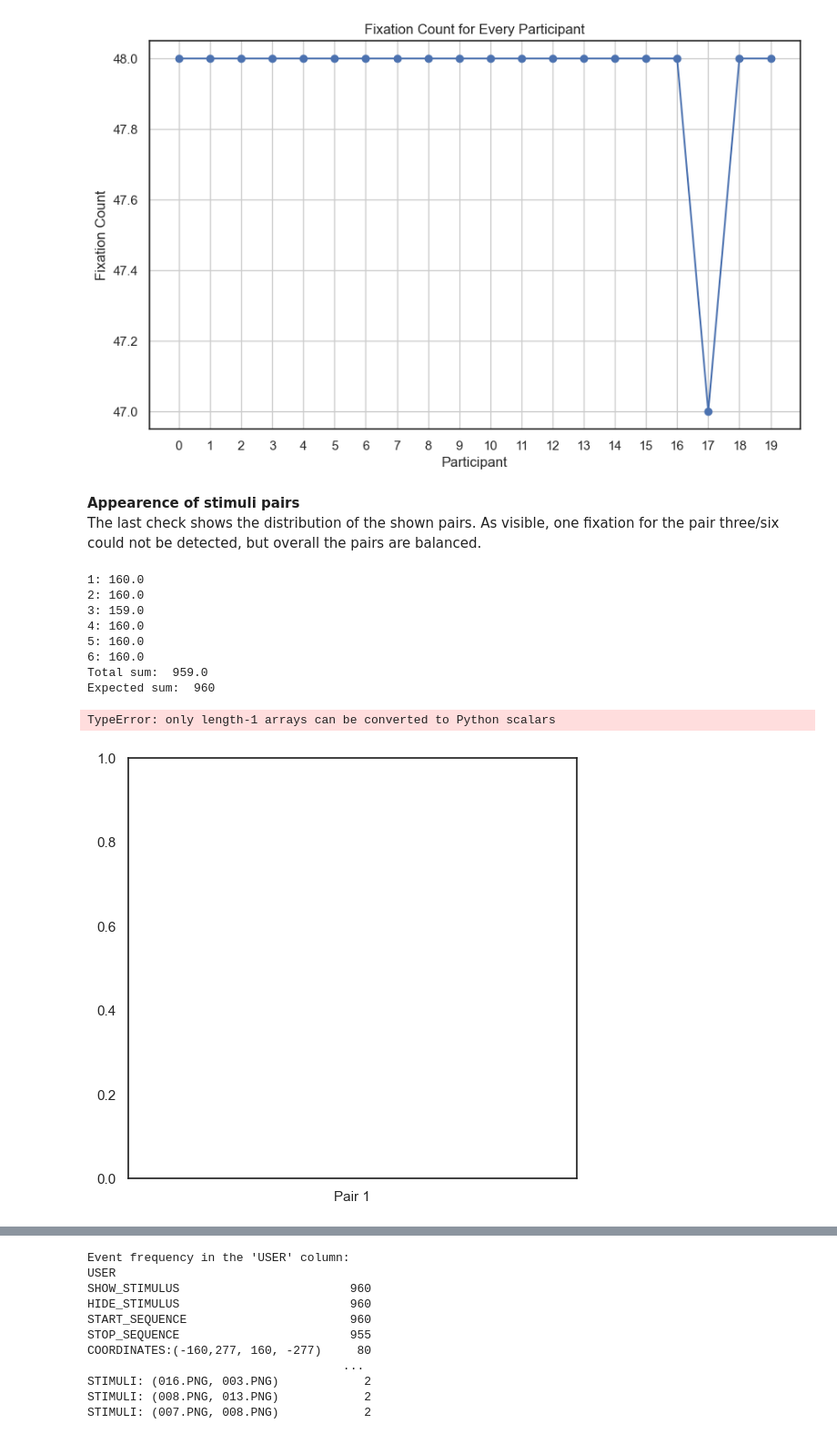
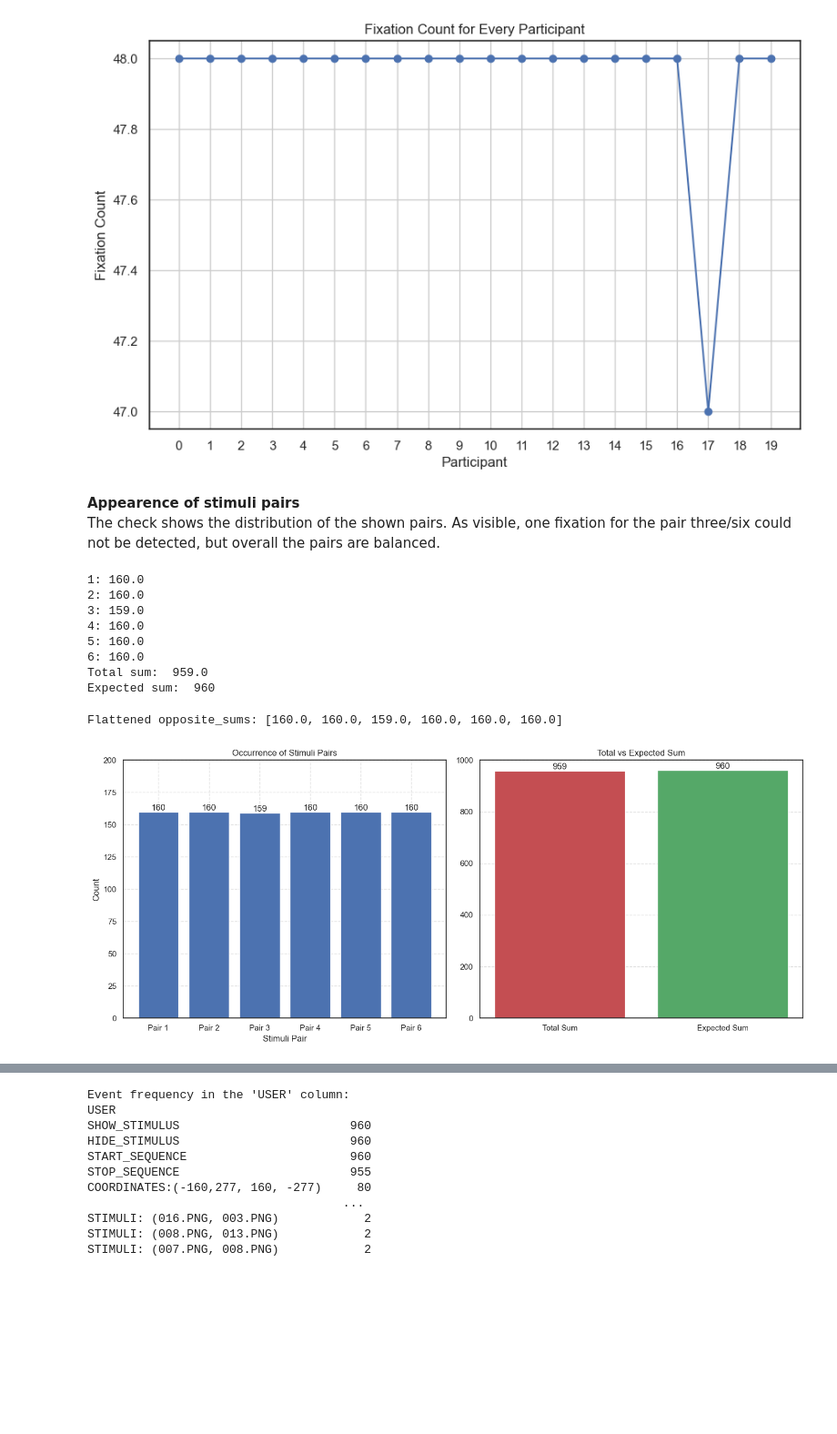
Before and after one commit to PatrickEbner/2024-SoSe_EyeTracking, a Jupyter notebook: scripts/DiagonalBias.ipynb, the cells around one changed output, grey strips where cells are left out. Shown at 91% size. Drawn from its saved outputs; the diff is of its cells as text; code cells hidden in the pictures; blank space fills up the shorter version.

Commit message:
solved errors with sanity check for stimuli pairs

```diff
--- a/scripts/DiagonalBias.ipynb
+++ b/scripts/DiagonalBias.ipynb
@@ -431,7 +431,7 @@ plt.show()
 [figure]
 # %% [markdown]
 **Appearence of stimuli pairs** \
-The last check shows the distribution of the shown pairs. As visible, one fixation for the pair three/six could not be detected, but overall the pairs are balanced.
+The check shows the distribution of the shown pairs. As visible, one fixation for the pair three/six could not be detected, but overall the pairs are balanced.
 # %%
 # Checking how often every stimuli pair occured
 opposite_sums = []
@@ -460,38 +460,45 @@ print('Expected sum: ', len(tsv_files)*48)
 Total sum:  959.0
 Expected sum:  960
 # %%
+# Ensure opposite_sums is a flat list of numerical values
+opposite_sums = [x.iloc[0] if isinstance(x, pd.Series) else x for x in opposite_sums]
+
+# Debug print to check the values of opposite_sums after flattening
+print("Flattened opposite_sums:", opposite_sums)
+
 # Plotting the bar chart for each stimuli pair
 plt.figure(figsize=(14, 6))
 
+# Plot for Occurrence of Stimuli Pairs
 plt.subplot(1, 2, 1)
 pairs = ['Pair 1', 'Pair 2', 'Pair 3', 'Pair 4', 'Pair 5', 'Pair 6']
 bars = plt.bar(pairs, opposite_sums, color='b')
 plt.title('Occurrence of Stimuli Pairs')
 plt.xlabel('Stimuli Pair')
 plt.ylabel('Count')
 plt.ylim(0, 200)
 plt.grid(True, linestyle='--', alpha=0.6)
 
 # Adding values on top of bars
 for bar in bars:
     yval = bar.get_height()
-    plt.text(bar.get_x() + bar.get_width()/2.0, yval, int(yval), va='bottom')  # va: vertical alignment
+    plt.text(bar.get_x() + bar.get_width()/2.0, yval, int(yval), ha='center', va='bottom')  # va: vertical alignment
 
-# Plotting the total and expected sums
+# Plot for Total and Expected Sums
 plt.subplot(1, 2, 2)
 bars = plt.bar(['Total Sum', 'Expected Sum'], [total_sum, expected_sum], color=['r', 'g'])
 plt.title('Total vs Expected Sum')
 plt.ylim(0, 1000)
 plt.grid(True, linestyle='--', alpha=0.6)
 
 # Adding values on top of bars
 for bar in bars:
     yval = bar.get_height()
-    plt.text(bar.get_x() + bar.get_width()/2.0, yval, int(yval), va='bottom')  # va: vertical alignment
+    plt.text(bar.get_x() + bar.get_width()/2.0, yval, int(yval), ha='center', va='bottom')  # va: vertical alignment
 
 # Adjust layout
 plt.tight_layout()
 plt.show()
 # %% [output]
-TypeError: only length-1 arrays can be converted to Python scalars
+Flattened opposite_sums: [160.0, 160.0, 159.0, 160.0, 160.0, 160.0]
-[figure, old version]
+[figure, new version]
```
Also changed, not shown: parts of 2 cells of this notebook.
